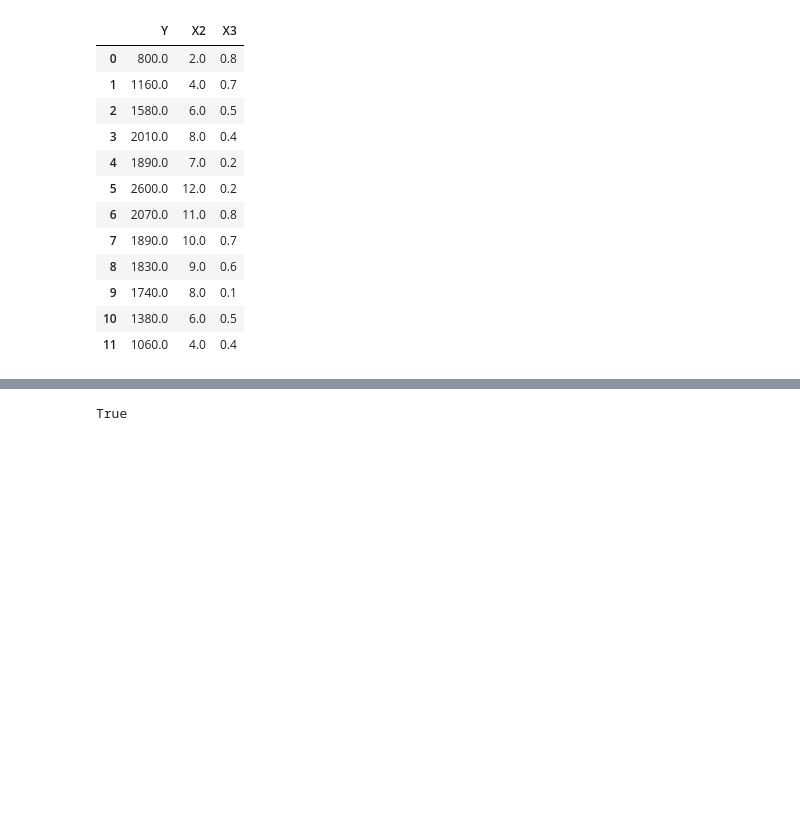
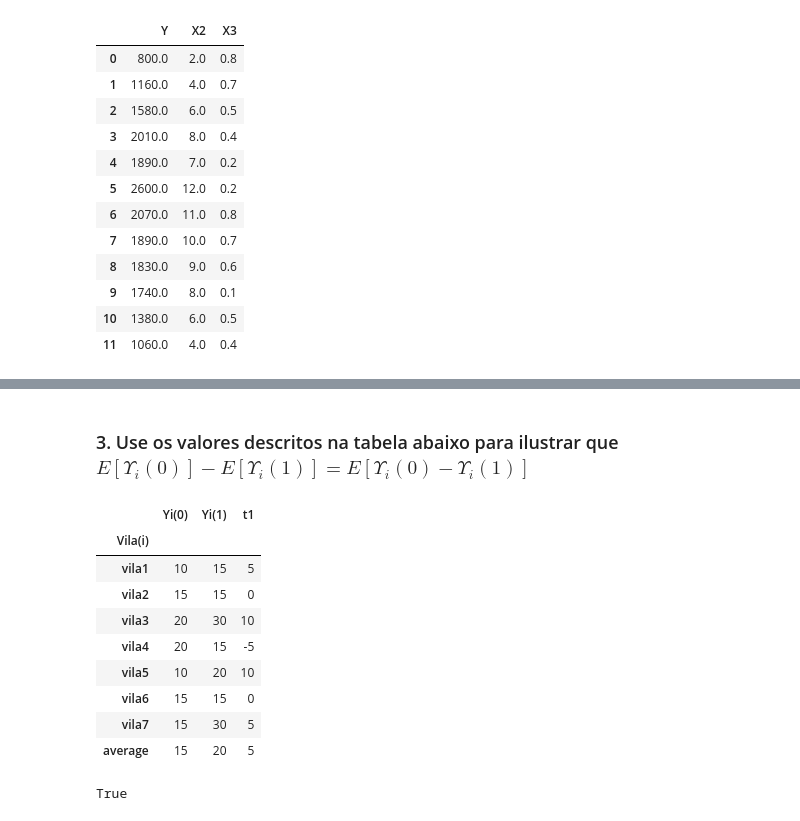
Before and after one commit to bailez/econometria2, a Jupyter notebook: py/Lista_1_Notebook.ipynb, the cells around one changed output, grey strips where cells are left out. Cells and saved outputs as stored; diff of their text form; code cells hidden in the pictures; blank space fills up the shorter version.

```diff
--- a/py/Lista_1_Notebook.ipynb
+++ b/py/Lista_1_Notebook.ipynb
@@ -293,24 +375,40 @@ p_values = t.sf(abs(t_score),  X.shape[0] - X.shape[1])*2 # duas caudas multipli
 ##  Usando Statsmodels ##
 conf_interval_sm = result.conf_int()
 p_values_sm = result.pvalues
+# %% [markdown]
+### 3. Use os valores descritos na tabela abaixo para ilustrar que $E[\Upsilon_i(0)] - E[\Upsilon_i(1)] = E[\Upsilon_i(0) - \Upsilon_i(1)]$
 # %%
-
 # %% (================== Questão 3 ===================) #
 
 cols = 'Vila(i) Yi(0) Yi(1) t1'
 vals = '''vila1 10 15 5
 vila2 15 15 0
 vila3 20 30 10
 vila4 20 15 -5
 vila5 10 20 10
 vila6 15 15 0
 vila7 15 30 5
 average 15 20 5'''
 
 A = get_matrix(v = vals, c= cols, convert=False)
 Yi = A[:,1:].astype(float)
-
-# E[Yi(0)] 􀀀 E[Yi(1)] = E[Yi(0) - Yi(1)]
-np.mean(Yi[:,0]) - np.mean(Yi[:,1]) == np.mean(Yi[:,0] - Yi[:,1])
+df = pd.DataFrame(A,columns = cols.split(' '))
+df.index = df.iloc[:,0]
+df = df.iloc[:,1:]
+df
 # %% [output]
-True
+|  | Yi(0) | Yi(1) | t1 |
+| Vila(i) |  |  |  |
+| vila1 | 10 | 15 | 5 |
+| vila2 | 15 | 15 | 0 |
+| vila3 | 20 | 30 | 10 |
+| vila4 | 20 | 15 | -5 |
+| vila5 | 10 | 20 | 10 |
+| vila6 | 15 | 15 | 0 |
+| vila7 | 15 | 30 | 5 |
+| average | 15 | 20 | 5 |
+# %%
+# E[Yi(0)] 􀀀 E[Yi(1)] = E[Yi(0) - Yi(1)]
+np.mean(Yi[:,0]) - np.mean(Yi[:,1]) == np.mean(Yi[:,0] - Yi[:,1])
+# %% [output]
+True
```
Also changed, not shown: parts of 37 cells of this notebook, 2 other files.
